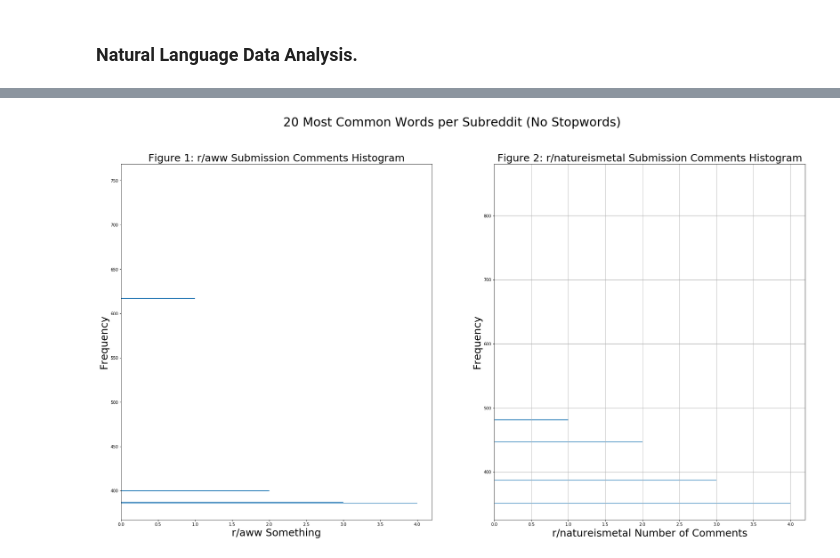
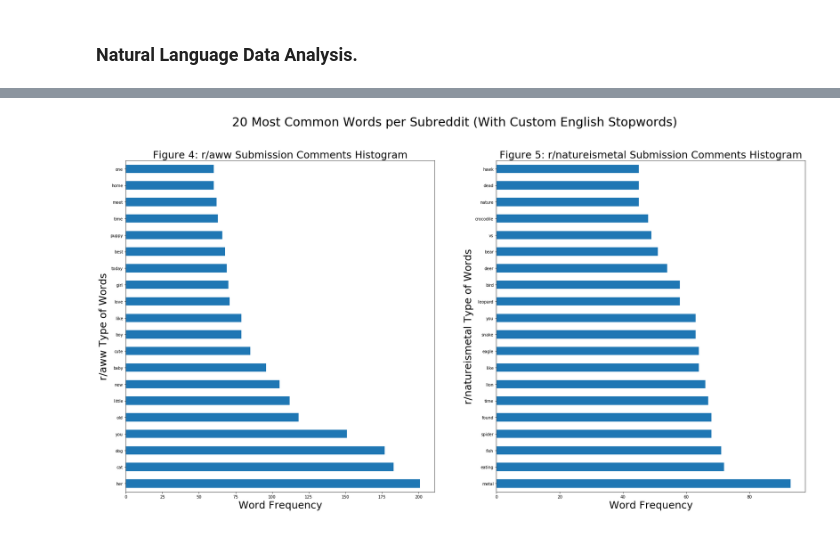
Before and after one commit to chriskuz/reddit_project, a Jupyter notebook: code/project_3_main.ipynb, the cells around one changed output, grey strips where cells are left out. Cells and saved outputs as stored; diff of their text form; code cells hidden in the pictures.

Commit message:
Most of EDA done. Moving on to modeling and then cleaning up some EDA.

```diff
--- a/code/project_3_main.ipynb
+++ b/code/project_3_main.ipynb
@@ -519,16 +557,16 @@ def plot_wordvec(dcolx1,dcolx2,suptitle,xlabel1,ylabel1,title1,xlabel2,ylabel2,t
 # %%
 xdcol1 = aww_df['title'] #left plot x data
 xdcol2 = metal_df['title'] #right plot x data
 
-bigtitle = '20 Most Common Words per Subreddit (No Stopwords)' #superior title
-leftx = 'r/aww Something' #left plot xlabel
-lefty = 'Frequency' #left plot ylabel
-lefttitle = 'Figure 1: r/aww Submission Comments Histogram' #left plot title
-rightx = 'r/natureismetal Number of Comments' #right plot xlabel
-righty = 'Frequency' #right plot ylabel
-righttitle = 'Figure 2: r/natureismetal Submission Comments Histogram' #right plot title
-words_to_stop_on = None
+bigtitle = '20 Most Common Words per Subreddit (With Custom English Stopwords)' #superior title
+leftx = 'Word Frequency' #left plot xlabel
+lefty = 'r/aww Type of Words' #left plot ylabel
+lefttitle = 'Figure 4: r/aww Submission Comments Histogram' #left plot title
+rightx = 'Word Frequency' #right plot xlabel
+righty = 'r/natureismetal Type of Words' #right plot ylabel
+righttitle = 'Figure 5: r/natureismetal Submission Comments Histogram' #right plot title
+words_to_stop_on = set(stopwords.words("english")) - {'her', 'you'}
 
 plot_wordvec(xdcol1,xdcol2,bigtitle,leftx,lefty,lefttitle,rightx,righty,righttitle,words_to_stop_on) #utilizes function
 # %% [output]
-[figure, old version]
+[figure, new version]
```
Also changed, not shown: parts of 15 cells of this notebook, 1 other file.
